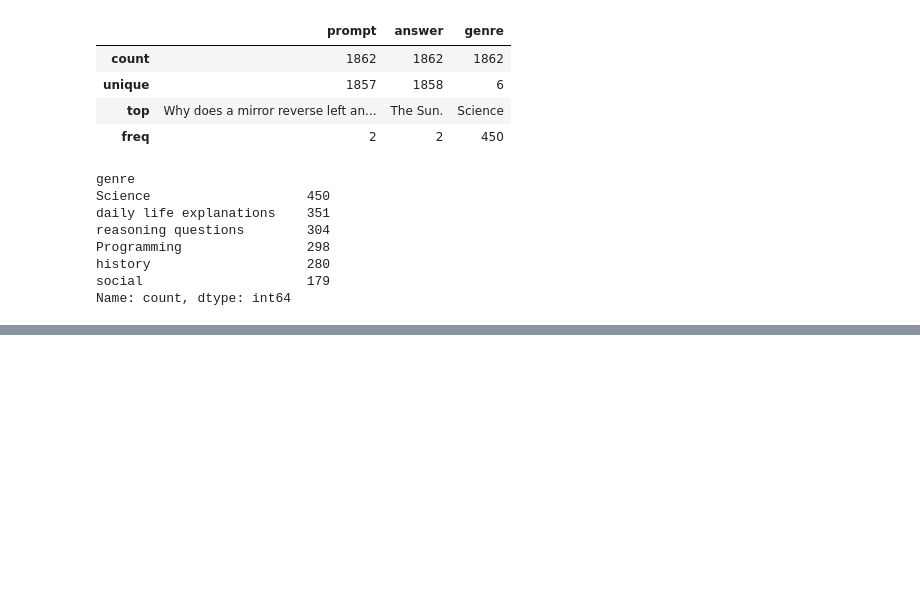
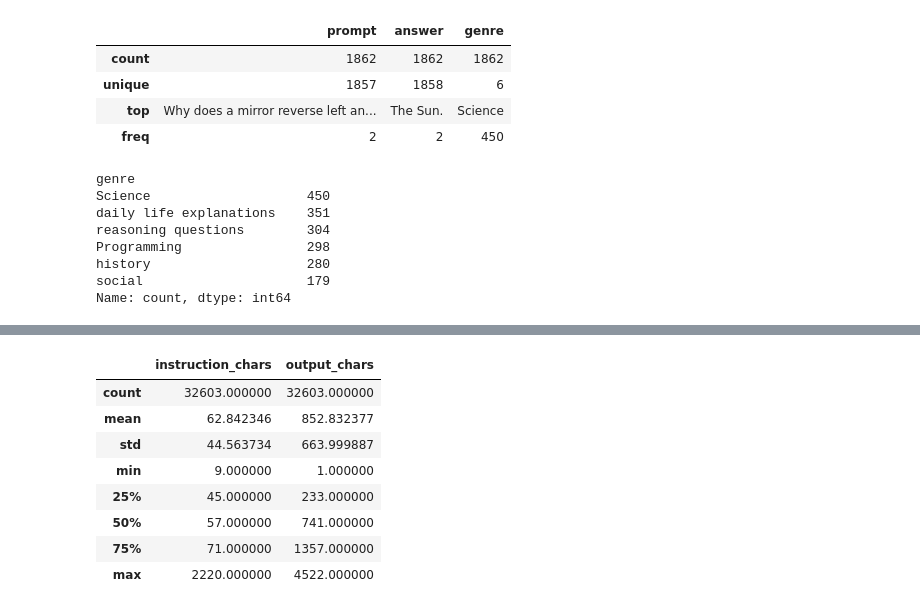
Before and after one commit to AmirHRez/Direct-preference-Optimization, a Jupyter notebook: data/data_exploration.ipynb, the cells around one changed output, grey strips where cells are left out. Drawn from its saved outputs; the diff is of its cells as text; code cells hidden in the pictures; blank space fills up the shorter version.

```diff
--- a/data/data_exploration.ipynb
+++ b/data/data_exploration.ipynb
@@ -103,0 +111,3 @@ qa_data.to_json("base_questions/qa_full.jsonl", orient="records", lines=True, fo
+# %%
+dataset = load_dataset("yahma/alpaca-cleaned", split="train")
+len(dataset)
@@ -103,0 +119,9 @@ qa_data.to_json("base_questions/qa_full.jsonl", orient="records", lines=True, fo
+# %%
+dataset = dataset.filter(
+    lambda x: x["input"] is None or x["input"].strip() == ""
+)
+
+print(f"Dataset size after filtering: {len(dataset):,}")
+
+# Convert to pandas
+df = dataset.to_pandas()
@@ -103,0 +143,19 @@ qa_data.to_json("base_questions/qa_full.jsonl", orient="records", lines=True, fo
+# %%
+for col in ["instruction", "output"]:
+    df[f"{col}_chars"] = df[col].str.len()
+    df[f"{col}_words"] = df[col].str.split().str.len()
+# %%
+df[[
+    "instruction_chars",
+    "output_chars"
+]].describe()
+# %% [output]
+|  | instruction_chars | output_chars |
+| count | 32603.000000 | 32603.000000 |
+| mean | 62.842346 | 852.832377 |
+| std | 44.563734 | 663.999887 |
+| min | 9.000000 | 1.000000 |
+| 25% | 45.000000 | 233.000000 |
+| 50% | 57.000000 | 741.000000 |
+| 75% | 71.000000 | 1357.000000 |
+| max | 2220.000000 | 4522.000000 |
```
Also changed, not shown: parts of 11 cells of this notebook, 17 other files.
